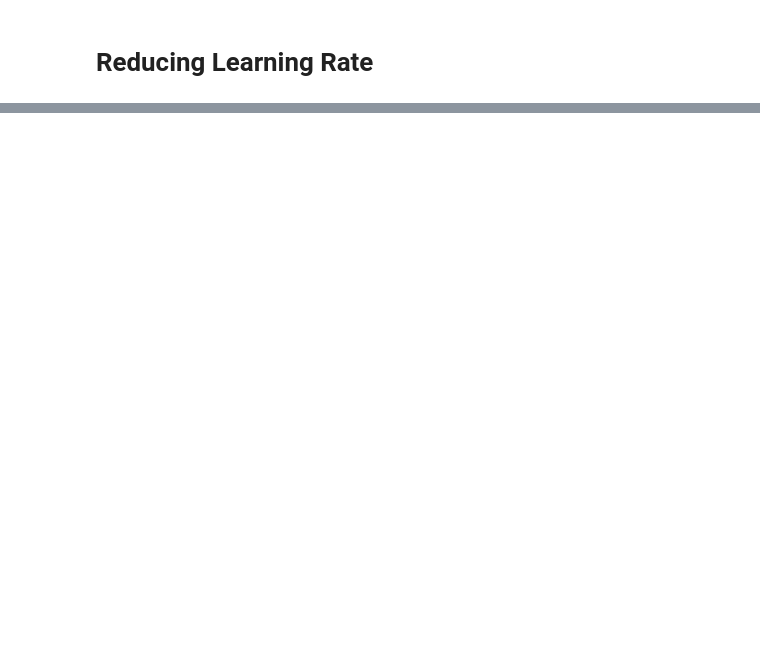
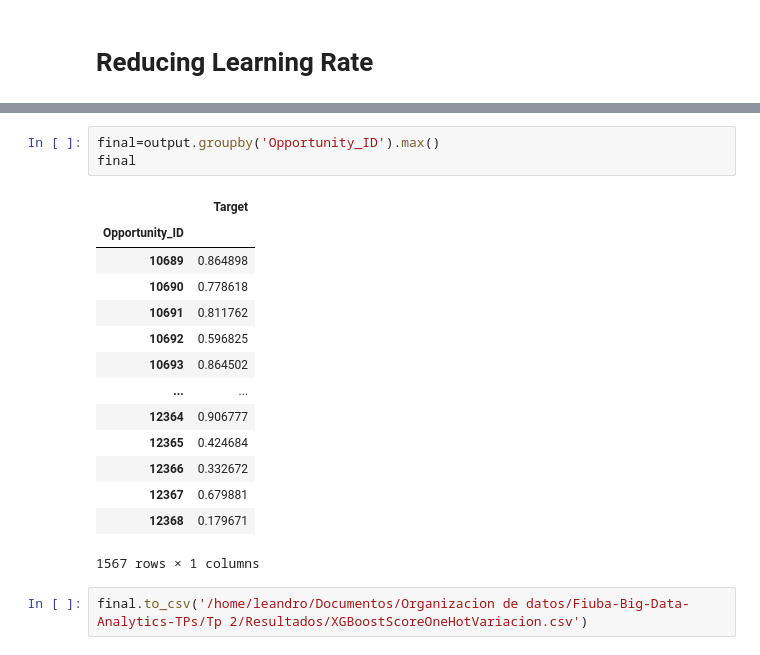
Before and after one commit to Fiuba-Big-Data-Analytics/Fiuba-Big-Data-Analytics-TPs, a Jupyter notebook: Tp 2/Modelos/XGboost variacion parametros.ipynb, the cells around one changed output, grey strips where cells are left out. Cells and saved outputs as stored; diff of their text form; blank space fills up the shorter version.

Commit message:
xgboost variacion de parametros

```diff
--- a/Tp 2/Modelos/XGboost variacion parametros.ipynb
+++ b/Tp 2/Modelos/XGboost variacion parametros.ipynb
@@ -595,0 +632,20 @@ AUC Score (Train): 0.982271
+# %%
+final=output.groupby('Opportunity_ID').max()
+final
+# %% [output]
+|  | Target |
+| Opportunity_ID |  |
+| 10689 | 0.864898 |
+| 10690 | 0.778618 |
+| 10691 | 0.811762 |
+| 10692 | 0.596825 |
+| 10693 | 0.864502 |
+| ... | ... |
+| 12364 | 0.906777 |
+| 12365 | 0.424684 |
+| 12366 | 0.332672 |
+| 12367 | 0.679881 |
+| 12368 | 0.179671 |
+1567 rows × 1 columns
+# %%
+final.to_csv('/home/leandro/Documentos/Organizacion de datos/Fiuba-Big-Data-Analytics-TPs/Tp 2/Resultados/XGBoostScoreOneHotVariacion.csv')
```
Also changed, not shown: parts of 10 cells of this notebook, 2 other files.
